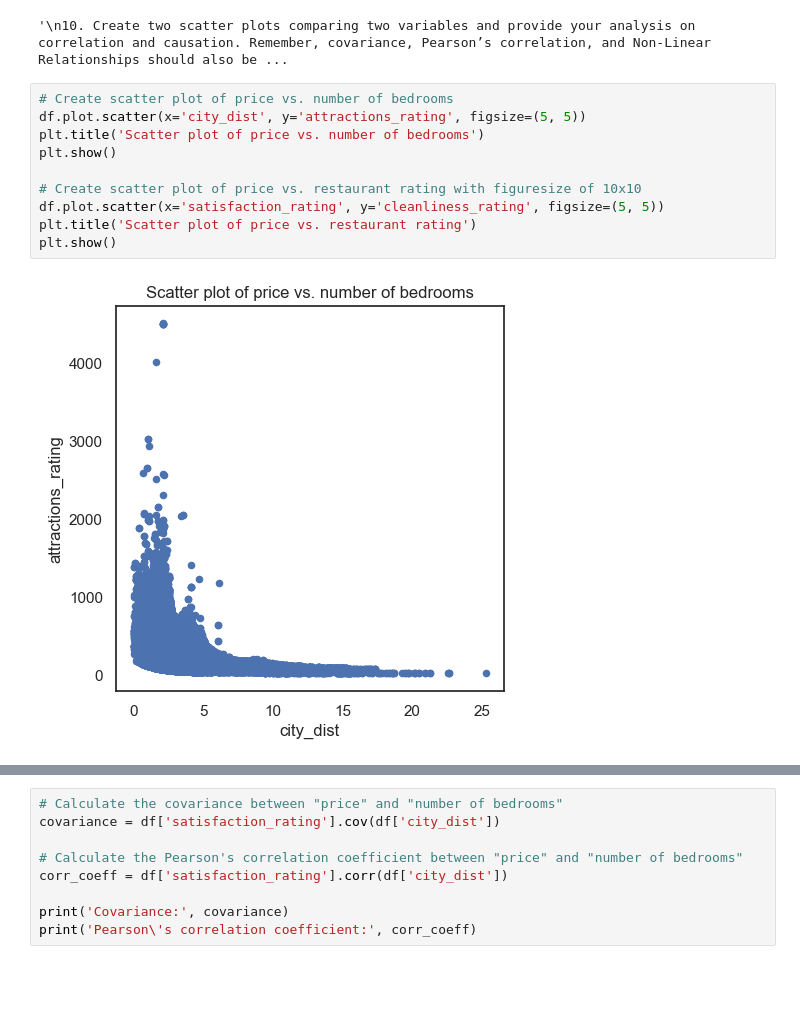
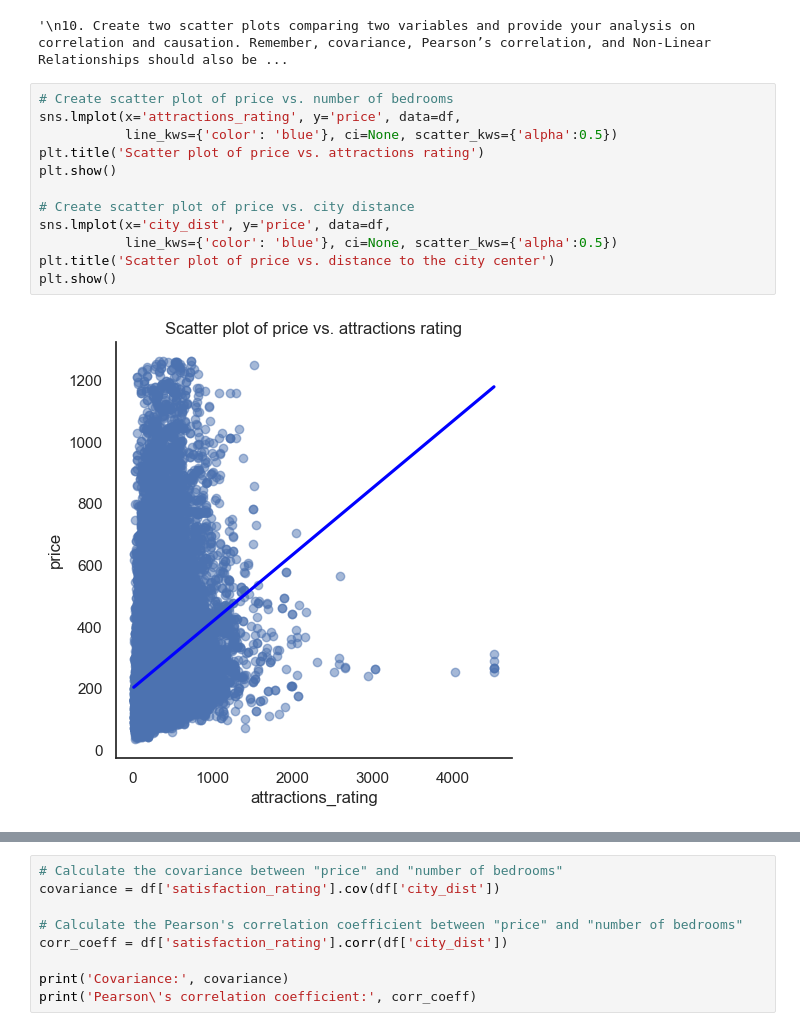
Before and after one commit to akhatamibellevue/DSC530_final_project, a Jupyter notebook: airbnb_analysis.ipynb, the cells around one changed output, grey strips where cells are left out. Saved outputs shown, nothing was run; the diff lists cells and outputs as text; blank space fills up the shorter version.

```diff
--- a/airbnb_analysis.ipynb
+++ b/airbnb_analysis.ipynb
@@ -309,13 +309,15 @@ plt.show()
 '\n10. Create two scatter plots comparing two variables and provide your analysis on correlation and causation. Remember, covariance, Pearson’s correlation, and Non-Linear Relationships should also be ...
 # %%
 # Create scatter plot of price vs. number of bedrooms
-df.plot.scatter(x='city_dist', y='attractions_rating', figsize=(5, 5))
-plt.title('Scatter plot of price vs. number of bedrooms')
+sns.lmplot(x='attractions_rating', y='price', data=df,
+           line_kws={'color': 'blue'}, ci=None, scatter_kws={'alpha':0.5})
+plt.title('Scatter plot of price vs. attractions rating')
 plt.show()
 
-# Create scatter plot of price vs. restaurant rating with figuresize of 10x10
-df.plot.scatter(x='satisfaction_rating', y='cleanliness_rating', figsize=(5, 5))
-plt.title('Scatter plot of price vs. restaurant rating')
+# Create scatter plot of price vs. city distance
+sns.lmplot(x='city_dist', y='price', data=df,
+           line_kws={'color': 'blue'}, ci=None, scatter_kws={'alpha':0.5})
+plt.title('Scatter plot of price vs. distance to the city center')
 plt.show()
 # %% [output]
-[figure, old version]
+[figure, new version]
```
Also changed, not shown: parts of 4 cells of this notebook, 1 other file.
